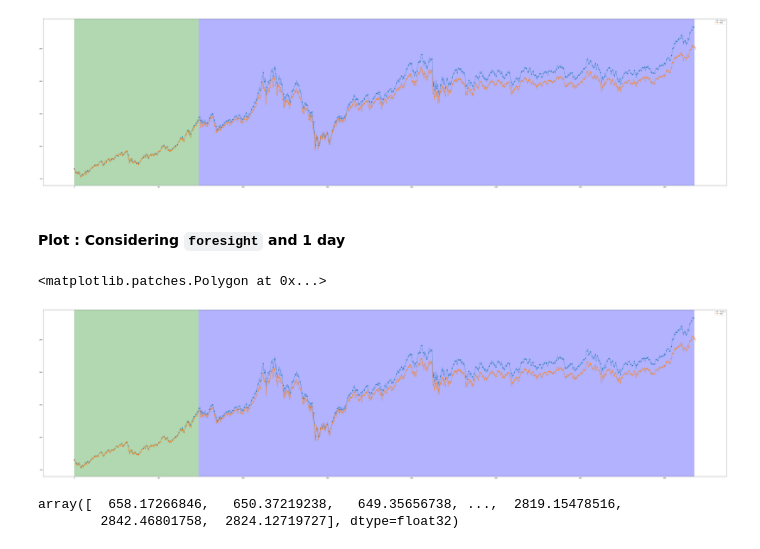
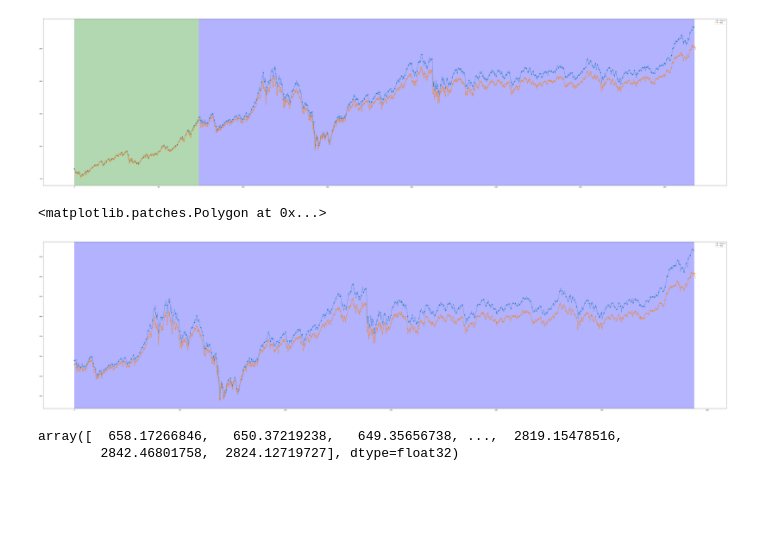
Before and after one commit to pydemia/DeepLearning, a Jupyter notebook: lstm_kospi.ipynb, the cells around one changed output. Drawn from its saved outputs; the diff is of its cells as text; code cells hidden in the pictures; blank space fills up the shorter version.

```diff
--- a/lstm_kospi.ipynb
+++ b/lstm_kospi.ipynb
@@ -359,20 +373,17 @@ ax.axvspan(len(train_y), len(y), facecolor='blue', alpha=0.3)
 # %% [output]
 <matplotlib.patches.Polygon at 0x...>
 [figure]
-# %% [markdown]
-#### Plot : Considering `foresight` and 1 day
 # %%
-y_ontime = kospi_data['Close'][len(kospi_data) - len(y) - foresight -1:].values.reshape((-1, 1))
+test_y_ontime = kospi_data['Close'][len(kospi_data) - len(test_y) - foresight:].values.reshape((-1, 1))
 
 fig, ax = plt.subplots(nrows=1, ncols=1, figsize=(80, 20))
-ax.plot(y_hat, label='Predict', linestyle='--', marker='o', markevery=list(range(0, len(y_hat), 10)))
-ax.plot(y_ontime, label='Real', marker='d', markevery=list(range(0, len(y_ontime), 10)))
+ax.plot(test_y_hat, label='Predict', linestyle='--', marker='o', markevery=list(range(0, len(test_y_hat), 10)))
+ax.plot(test_y_ontime, label='Real', marker='d', markevery=list(range(0, len(test_y_ontime), 10)))
 ax.legend()
-ax.axvspan(0, len(train_y), facecolor='green', alpha=0.3)
-ax.axvspan(len(train_y), len(y), facecolor='blue', alpha=0.3)
+ax.axvspan(0, len(test_y_hat), facecolor='blue', alpha=0.3)
 # %% [output]
 <matplotlib.patches.Polygon at 0x...>
-[figure, old version]
+[figure, new version]
 # %%
 y_hat
 # %% [output]
```
Also changed, not shown: parts of 3 cells of this notebook.
